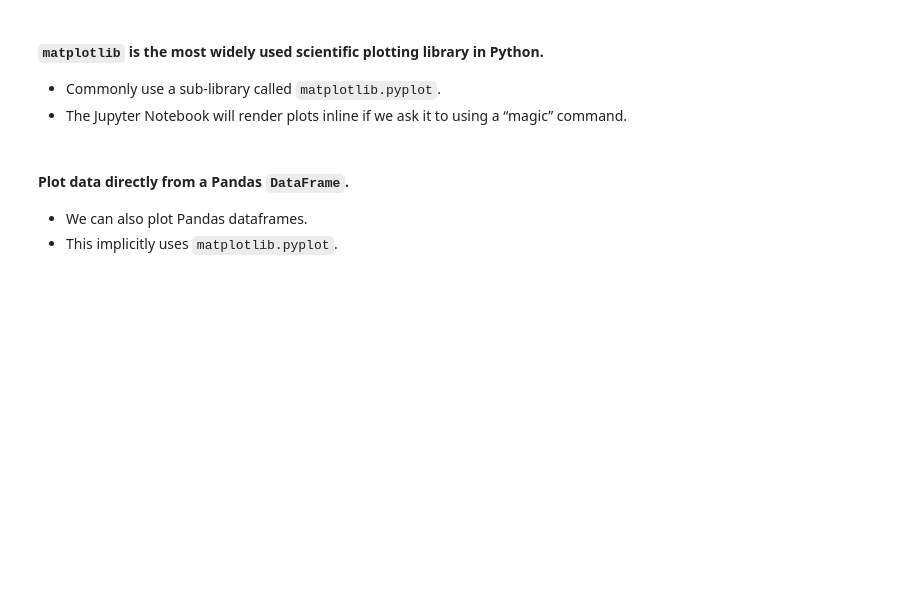
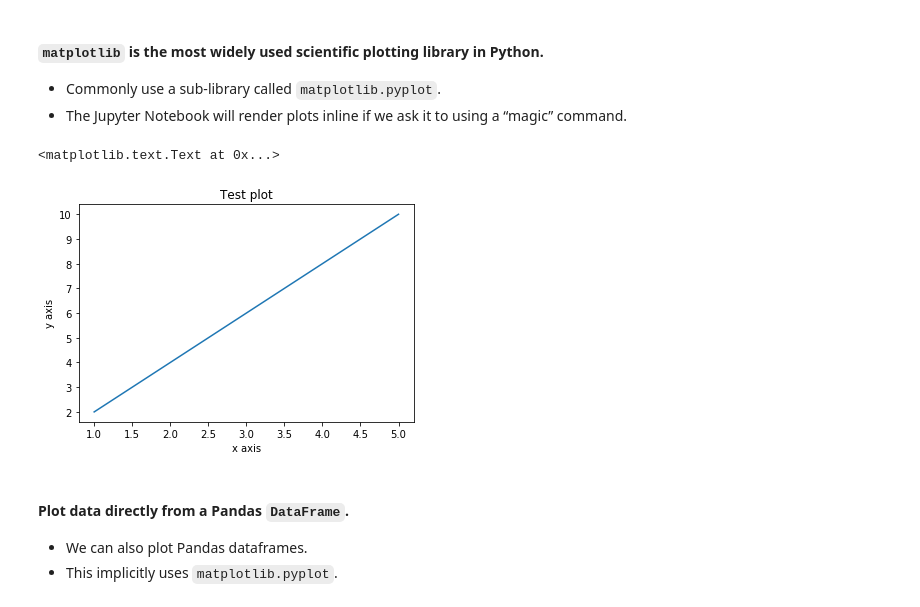
Before and after one commit to tobyhodges/software-carpentry-embl-2017, a Jupyter notebook: Day2/3_3-plotting.ipynb, the cells around one changed output. Cells and saved outputs as stored; diff of their text form; code cells hidden in the pictures; blank space fills up the shorter version.

```diff
--- a/Day2/3_3-plotting.ipynb
+++ b/Day2/3_3-plotting.ipynb
@@ -22,12 +22,19 @@ import matplotlib.pyplot as plt
 # %%
 # Simple plots are then (fairly) simple to create.
 
 x = [1, 2, 3, 4, 5]
 y = [2, 4, 6, 8, 10]
 
 # Plot
+plt.plot(x, y)
 
 # Label
+plt.xlabel('x axis')
+plt.ylabel('y axis')
+plt.title('Test plot')
+# %% [output]
+<matplotlib.text.Text at 0x...>
+[figure, added]
 # %% [markdown]
 #### Plot data directly from a Pandas `DataFrame`.
 
```
Also changed, not shown: parts of 11 cells of this notebook, 5 other files.
